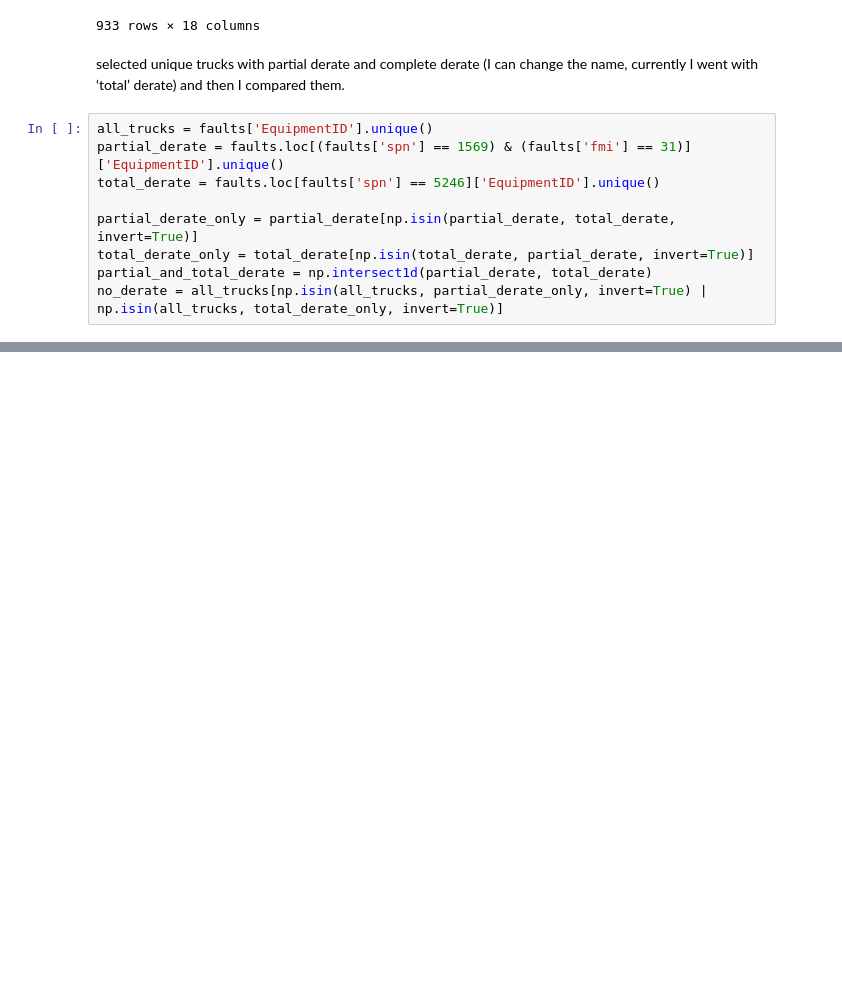
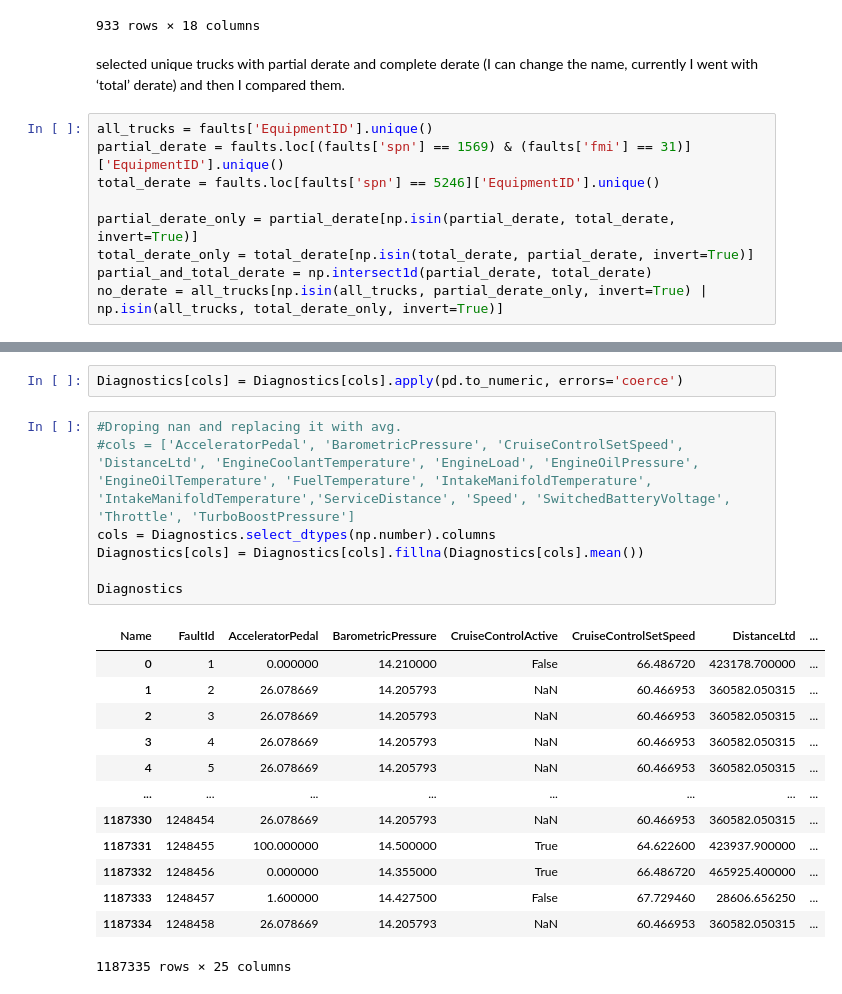
Before and after one commit to nss-data-science-cohort-6/big_g_express-elden_ring, a Jupyter notebook: AC_bigG.ipynb, the cells around one changed output, grey strips where cells are left out. Saved outputs shown, nothing was run; the diff lists cells and outputs as text; blank space fills up the shorter version.

```diff
--- a/AC_bigG.ipynb
+++ b/AC_bigG.ipynb
@@ -108,0 +134,23 @@ faults
+# %%
+Diagnostics[cols] = Diagnostics[cols].apply(pd.to_numeric, errors='coerce')
+# %%
+#Droping nan and replacing it with avg.
+#cols = ['AcceleratorPedal', 'BarometricPressure', 'CruiseControlSetSpeed', 'DistanceLtd', 'EngineCoolantTemperature', 'EngineLoad', 'EngineOilPressure', 'EngineOilTemperature', 'FuelTemperature', 'IntakeManifoldTemperature', 'IntakeManifoldTemperature','ServiceDistance', 'Speed', 'SwitchedBatteryVoltage', 'Throttle', 'TurboBoostPressure']
+cols = Diagnostics.select_dtypes(np.number).columns
+Diagnostics[cols] = Diagnostics[cols].fillna(Diagnostics[cols].mean())
+
+Diagnostics
+# %% [output]
+| Name | FaultId | AcceleratorPedal | BarometricPressure | CruiseControlActive | CruiseControlSetSpeed | DistanceLtd | ... |
+| 0 | 1 | 0.000000 | 14.210000 | False | 66.486720 | 423178.700000 | ... |
+| 1 | 2 | 26.078669 | 14.205793 | NaN | 60.466953 | 360582.050315 | ... |
+| 2 | 3 | 26.078669 | 14.205793 | NaN | 60.466953 | 360582.050315 | ... |
+| 3 | 4 | 26.078669 | 14.205793 | NaN | 60.466953 | 360582.050315 | ... |
+| 4 | 5 | 26.078669 | 14.205793 | NaN | 60.466953 | 360582.050315 | ... |
+| ... | ... | ... | ... | ... | ... | ... | ... |
+| 1187330 | 1248454 | 26.078669 | 14.205793 | NaN | 60.466953 | 360582.050315 | ... |
+| 1187331 | 1248455 | 100.000000 | 14.500000 | True | 64.622600 | 423937.900000 | ... |
+| 1187332 | 1248456 | 0.000000 | 14.355000 | True | 66.486720 | 465925.400000 | ... |
+| 1187333 | 1248457 | 1.600000 | 14.427500 | False | 67.729460 | 28606.656250 | ... |
+| 1187334 | 1248458 | 26.078669 | 14.205793 | NaN | 60.466953 | 360582.050315 | ... |
+1187335 rows × 25 columns
```
Also changed, not shown: parts of 22 cells of this notebook.
